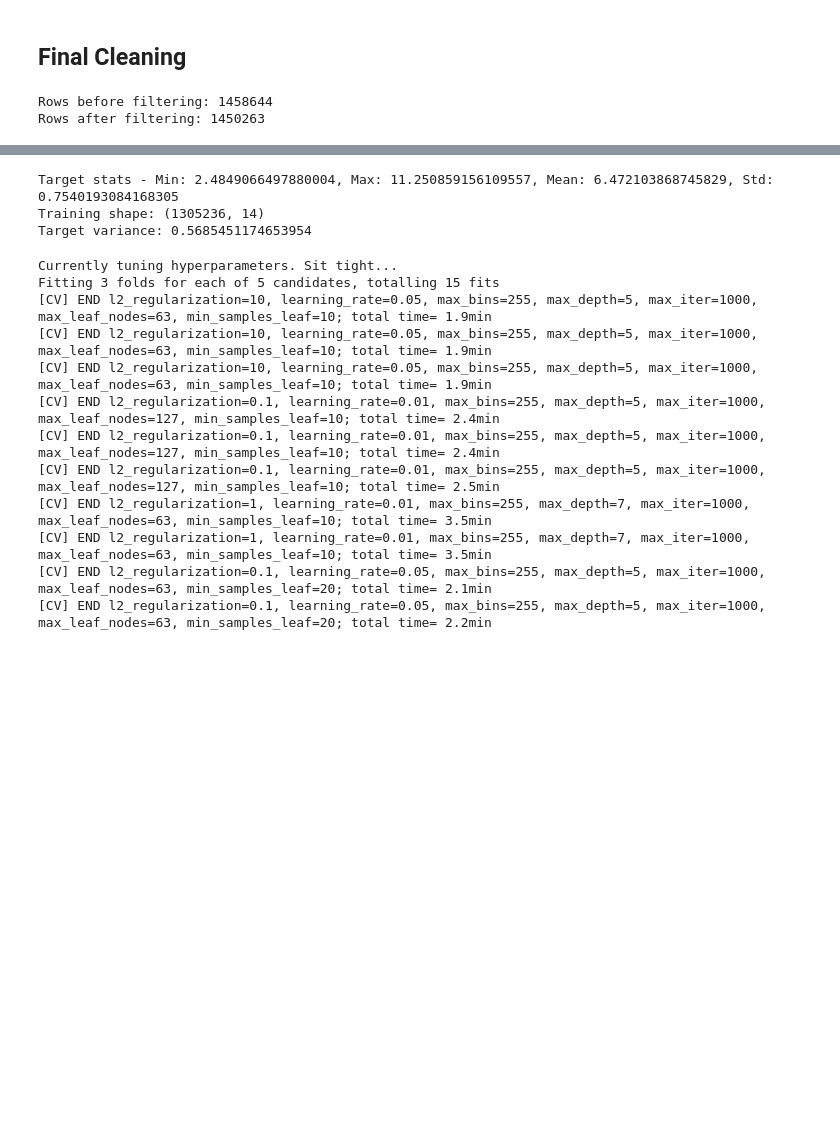
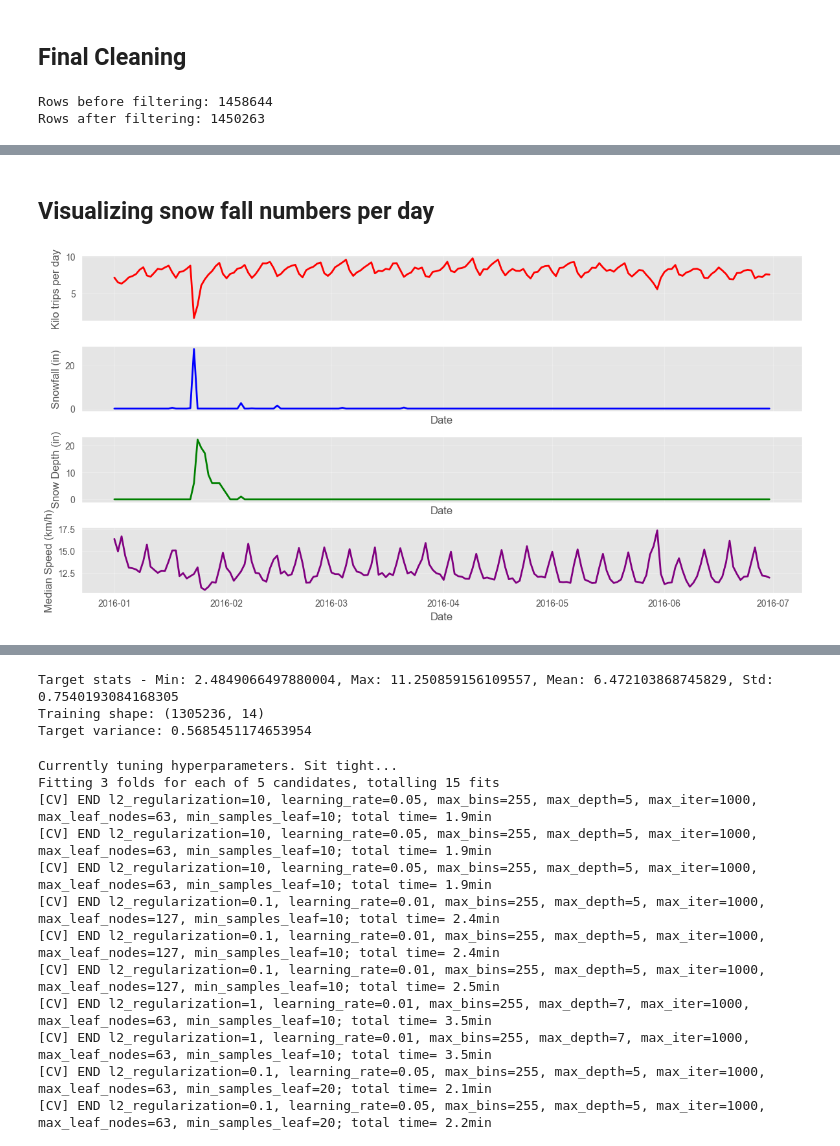
Before and after one commit to gav-ip/cse176-fall-proj, a Jupyter notebook: part3/taxi.ipynb, the cells around one changed output, grey strips where cells are left out. Drawn from its saved outputs; the diff is of its cells as text; code cells hidden in the pictures; blank space fills up the shorter version.

Commit message:
feat: weather dataset integration
Joining weather dataset on training dataset date feature

```diff
--- a/part3/taxi.ipynb
+++ b/part3/taxi.ipynb
@@ -679,0 +725,16 @@ Rows after filtering: 1450263
+# %%
+# List of original columns to drop
+cols_to_drop = [
+    'precipitation',
+    'snow fall',
+    'snow depth',
+    'maximum temperature',
+    'minimum temperature',
+    'average temperature'
+]
+
+# Drop them in place
+weather_data.drop(columns=cols_to_drop, inplace=True, errors='ignore')
+
+# Check the remaining columns
+print(weather_data.columns.tolist())
@@ -679,0 +810,48 @@ Rows after filtering: 1450263
+# %% [markdown]
+## Visualizing snow fall numbers per day
+# %%
+# Aggregate data by date
+# Count trips per day and get the max snowfall for that day (snowfall is constant per day)
+daily_stats = trainfull.groupby('date').agg({
+    'id': 'count',          # Count number of trips
+    's_fall': 'mean',      # Get snowfall for the day
+    's_depth': 'mean',      # Get snow depth for the day
+    'speed': 'median' # Get median speed for the day
+}).reset_index()
+
+# Rename columns for clarity
+daily_stats.columns = ['date', 'trip_count', 's_fall', 's_depth', 'median_speed']
+
+# Create the plot
+fig, (ax1, ax2, ax3, ax4) = plt.subplots(4, 1, figsize=(12, 6), sharex=True)
+
+# Kilo trips per day (Red line)
+ax1.plot(daily_stats['date'], daily_stats['trip_count'] / 1000,
+         color='red', linewidth=2)
+ax1.set_ylabel('Kilo trips per day', fontsize=12)
+ax1.grid(True, alpha=0.3)
+
+# Snowfall (Blue line)
+ax2.plot(daily_stats['date'], daily_stats['s_fall'],
+         color='blue', linewidth=2)
+ax2.set_ylabel('Snowfall (in)', fontsize=12)
+ax2.set_xlabel('Date', fontsize=12)
+ax2.grid(True, alpha=0.3)
+
+# Snow Depth (Green line)
+ax3.plot(daily_stats['date'], daily_stats['s_depth'],
+         color='green', linewidth=2)
+ax3.set_ylabel('Snow Depth (in)', fontsize=12)
+ax3.set_xlabel('Date', fontsize=12)
+ax3.grid(True, alpha=0.3)
+
+ax4.plot(daily_stats['date'], daily_stats['median_speed'],
+         color='purple', linewidth=2)
+ax4.set_ylabel('Median Speed (km/h)', fontsize=12)
+ax4.set_xlabel('Date', fontsize=12)
+ax4.grid(True, alpha=0.3)
+
+plt.tight_layout()
+plt.show()
+# %% [output]
+[figure, added]
```
Also changed, not shown: parts of 19 cells of this notebook, 1 other file.
